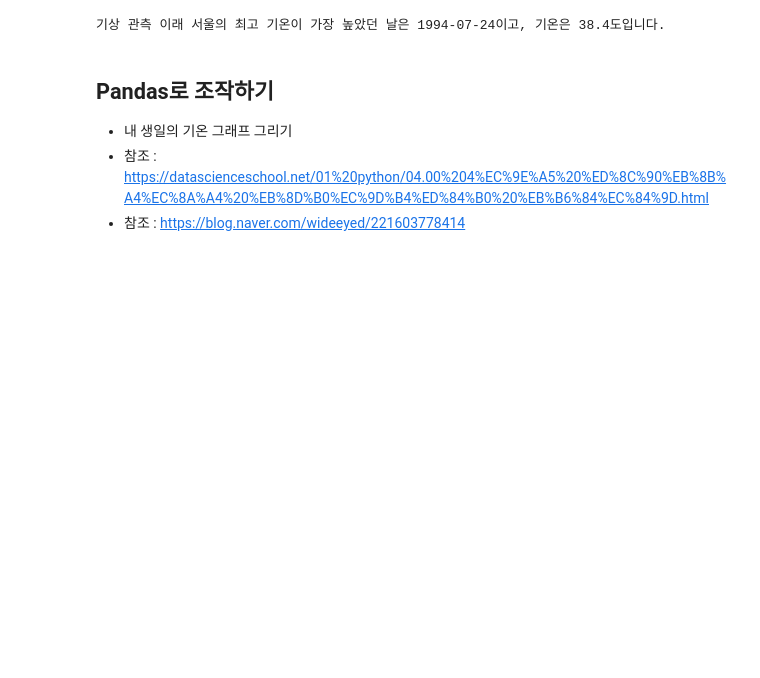
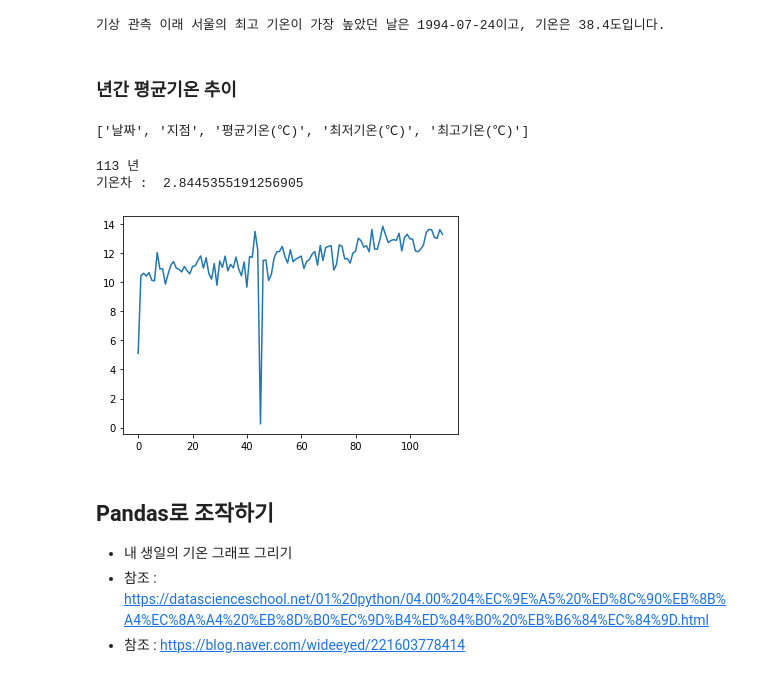
Before and after one commit to hvyrain/bigprobasic, a Jupyter notebook: 모두의데이터분석01_기온공공데이터.ipynb, the cells around one changed output. Drawn from its saved outputs; the diff is of its cells as text; code cells hidden in the pictures; blank space fills up the shorter version.

```diff
--- a/모두의데이터분석01_기온공공데이터.ipynb
+++ b/모두의데이터분석01_기온공공데이터.ipynb
@@ -147,6 +147,45 @@ f.close()
 print(f'기상 관측 이래 서울의 최고 기온이 가장 높았던 날은 {max_date}이고, 기온은 {max_temp}도입니다.')
 # %% [output]
 기상 관측 이래 서울의 최고 기온이 가장 높았던 날은 1994-07-24이고, 기온은 38.4도입니다.
+# %% [markdown]
+### 년간 평균기온 추이
+# %%
+import csv
+f = open('seoul-utf8.csv')
+data = list(csv.reader(f))
+data[0]
+# %% [output]
+['날짜', '지점', '평균기온(℃)', '최저기온(℃)', '최고기온(℃)']
+# %%
+year_mean = []
+year_temp = []
+year = int(data[1][0].split('-')[0])
+for i in range(1,len(data)) :
+  year_last = int(data[i][0].split('-')[0])
+  if year == year_last :
+    if data[i][2] != '' :
+      year_temp.append(float(data[i][2]))
+  else :
+    if len(year_temp) > 0 :
+      avg = sum(year_temp) / len(year_temp)
+      year_mean.append(avg)
+      year_temp.clear()
+      year = int(data[i][0].split('-')[0])
+    if data[i][2] != '' :
+      year_temp.append(float(data[i][2]))
+
+print(len(year_mean), '년')
+print('기온차 : ', year_mean[-1] - year_mean[1])
+import matplotlib.pyplot as plt
+plt.plot(year_mean)
+plt.show()
+
+# 1907년은 10월 부터 기록되어 낮음.
+# 1950년대 전쟁 중에는 데이터 기록이 제대로 이루어지지 않음.
+# %% [output]
+113 년
+기온차 :  2.8445355191256905
+[figure, added]
 # %% [markdown]
 ## Pandas로 조작하기
 - 내 생일의 기온 그래프 그리기
```
Also changed, not shown: parts of 1 cell of this notebook.
